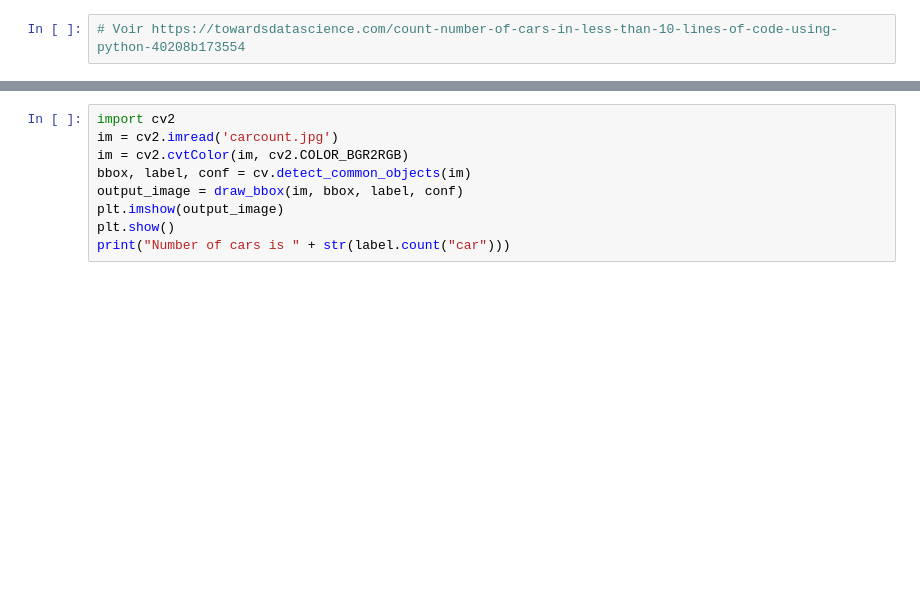
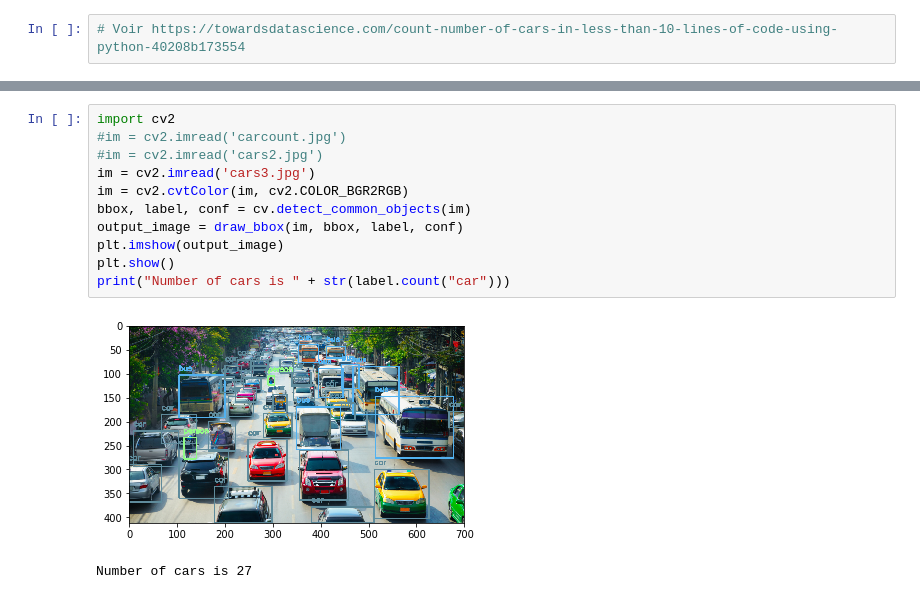
Before and after one commit to gombergere/arthomas, a Jupyter notebook: CountCars.ipynb, the cells around one changed output, grey strips where cells are left out. Saved outputs shown, nothing was run; the diff lists cells and outputs as text; blank space fills up the shorter version.

```diff
--- a/CountCars.ipynb
+++ b/CountCars.ipynb
@@ -16,9 +58,14 @@ uploaded=files.upload()
 # %%
 import cv2
-im = cv2.imread('carcount.jpg')
+#im = cv2.imread('carcount.jpg')
+#im = cv2.imread('cars2.jpg')
+im = cv2.imread('cars3.jpg')
 im = cv2.cvtColor(im, cv2.COLOR_BGR2RGB)
 bbox, label, conf = cv.detect_common_objects(im)
 output_image = draw_bbox(im, bbox, label, conf)
 plt.imshow(output_image)
 plt.show()
 print("Number of cars is " + str(label.count("car")))
+# %% [output]
+[figure, added]
+Number of cars is 27
```
Also changed, not shown: parts of 2 cells of this notebook.
